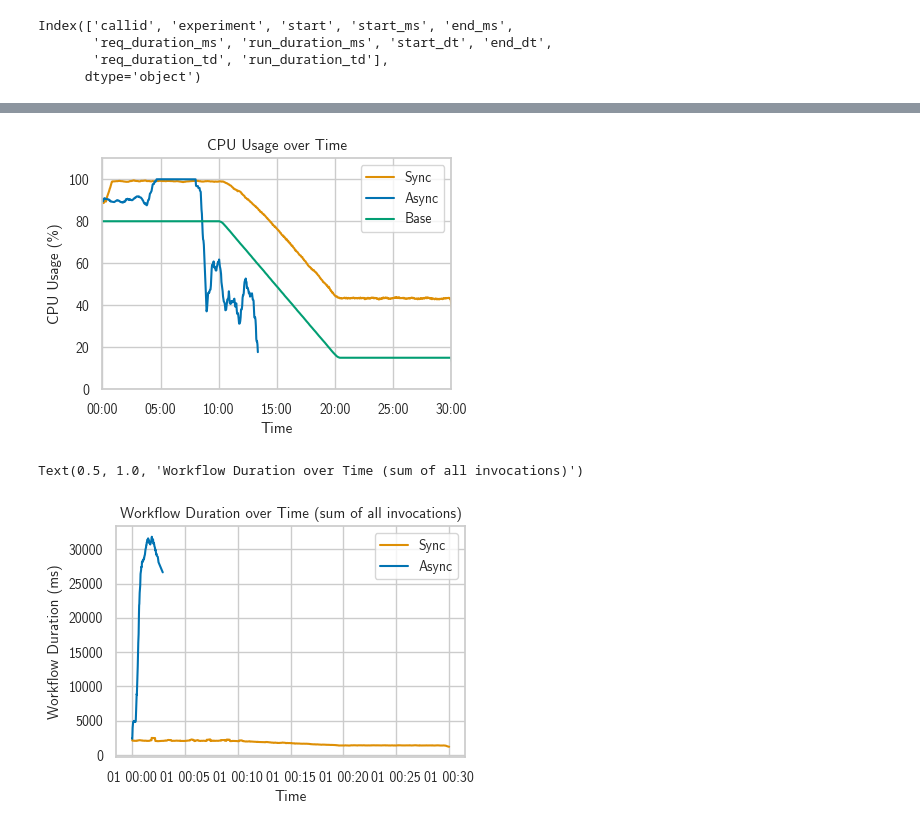
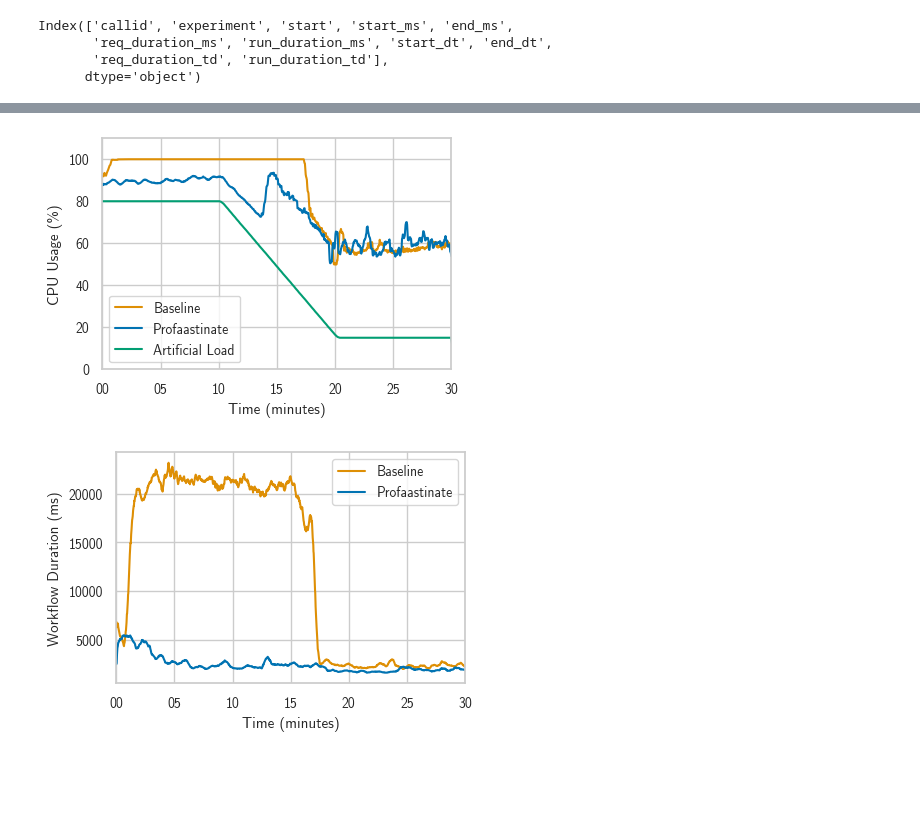
Before and after one commit to umbrellerde/nuclio, a Jupyter notebook: profaastinate/evaluation/stats/properstats.ipynb, the cells around one changed output, grey strips where cells are left out. Drawn from its saved outputs; the diff is of its cells as text; code cells hidden in the pictures; blank space fills up the shorter version.

```diff
--- a/profaastinate/evaluation/stats/properstats.ipynb
+++ b/profaastinate/evaluation/stats/properstats.ipynb
@@ -27,8 +27,8 @@ def save_fig(ax, name, file_type="pdf"):
     file_name = name + "." + file_type
     fig.savefig(os.path.join("graphs", file_name), bbox_inches='tight')
 # %%
-async_folder = "logs/18_N"
-sync_folder = "logs/13_J"
+async_folder = "logs/20_P"
+sync_folder = "logs/21_Q" # prev: 13_J
 
 experiment_phase_ms = {
     "begin": 0,
@@ -311,26 +361,32 @@ Text(0.5, 1.0, '...overall')
 # %%
 # Plot rolling CPU Usage
-sns.lineplot(data=r_s_c_df, x="time_dt", y="cpu_percent", label="Sync", color=color_map["sync"])
-sns.lineplot(data=r_a_c_df, x="time_dt", y="cpu_percent", label="Async", color=color_map["async"])
+sns.lineplot(data=r_s_c_df, x="time_dt", y="cpu_percent", label="Baseline", color=color_map["sync"])
+sns.lineplot(data=r_a_c_df, x="time_dt", y="cpu_percent", label="Profaastinate", color=color_map["async"])
 # Plot the base cpu share
-sns.lineplot(data=r_s_c_df, x="time_dt", y="base_cpu_share", label="Base", color=color_map["cpu"])
+sns.lineplot(data=r_s_c_df, x="time_dt", y="base_cpu_share", label="Artificial Load", color=color_map["cpu"])
 plt.ylabel("CPU Usage (%)")
-plt.xlabel("Time")
-plt.title("CPU Usage over Time")
+plt.xlabel("Time (minutes)")
 plt.xlim(pd.to_datetime(0, unit="ms"),pd.to_datetime(experiment_phase_ms["end"], unit="ms"))
 plt.ylim(0,110)
 
-plt.gca().xaxis.set_major_formatter(mdates.DateFormatter('%M:%S'))
+# move the legend to the  bottom left
+# re-use the existing legend handles
+ax = plt.gca()
+handles, labels = ax.get_legend_handles_labels()
+# create the new legend at the bottom left
+ax.legend(handles=handles, labels=labels, loc='lower left')
+
+plt.gca().xaxis.set_major_formatter(mdates.DateFormatter('%M'))
 # %% [output]
-[figure, old version]
+[figure, new version]
 # %%
 # Plot the total duration of the workflow
-sns.lineplot(data=r_s_w_df, x="start_dt", y="run_duration_ms", label="Sync", color=color_map["sync"])
-sns.lineplot(data=r_a_w_df, x="start_dt", y="run_duration_ms", label="Async", color=color_map["async"])
+sns.lineplot(data=r_s_w_df, x="start_dt", y="run_duration_ms", label="Baseline", color=color_map["sync"])
+sns.lineplot(data=r_a_w_df, x="start_dt", y="run_duration_ms", label="Profaastinate", color=color_map["async"])
 
 plt.ylabel("Workflow Duration (ms)")
-plt.xlabel("Time")
-plt.title("Workflow Duration over Time (sum of all invocations)")
+plt.xlabel("Time (minutes)")
+plt.xlim(pd.to_datetime(experiment_phase_ms["begin"], unit="ms"), pd.to_datetime(experiment_phase_ms["end"], unit="ms"))
+plt.gca().xaxis.set_major_formatter(mdates.DateFormatter('%M'))
 # %% [output]
-Text(0.5, 1.0, 'Workflow Duration over Time (sum of all invocations)')
-[figure, old version]
+[figure, new version]
```
Also changed, not shown: parts of 10 cells of this notebook, 3 other files.
